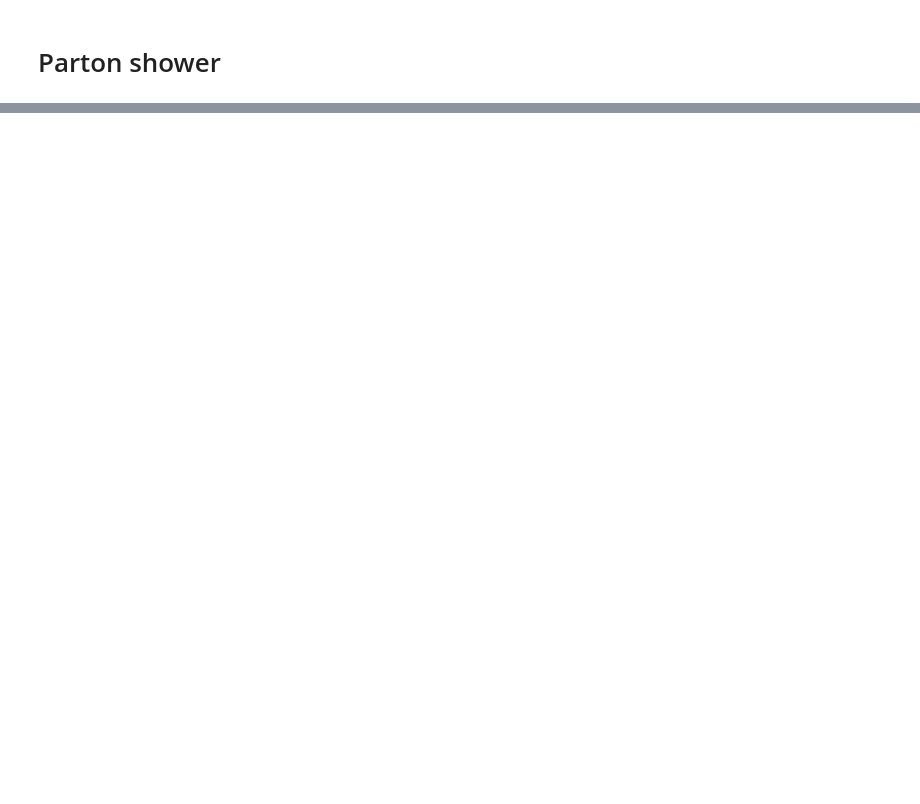
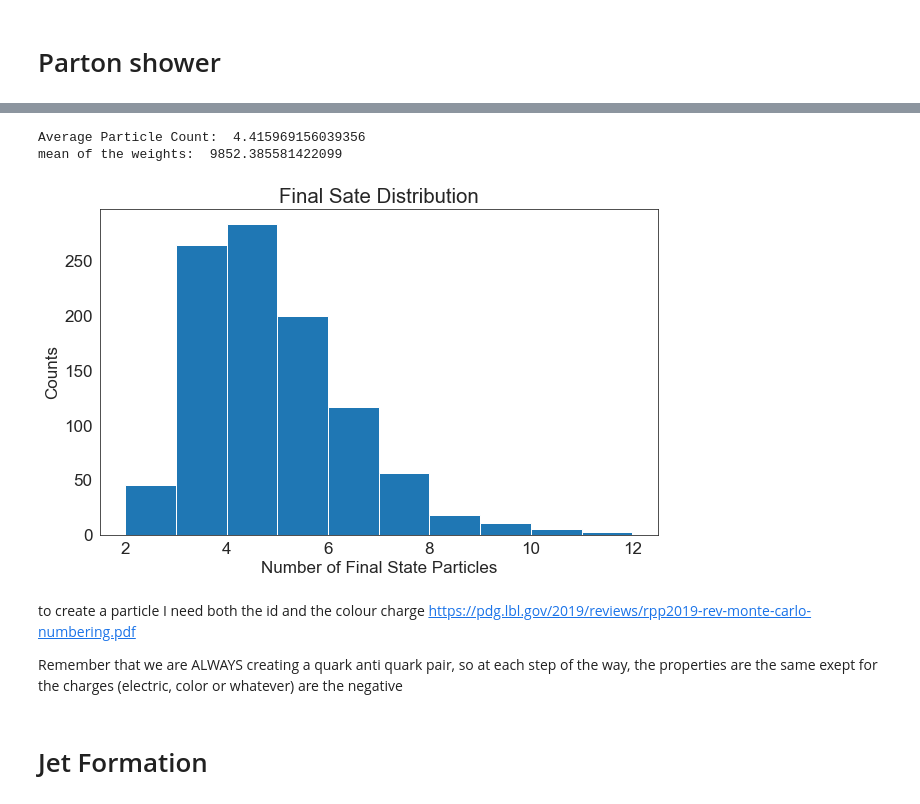
Before and after one commit to Ssalazar12/Physics, a Jupyter notebook: montecarlo_qcd/problem_1_montecarlo.ipynb, the cells around one changed output, grey strips where cells are left out. Saved outputs shown, nothing was run; the diff lists cells and outputs as text; code cells hidden in the pictures; blank space fills up the shorter version.

```diff
--- a/montecarlo_qcd/problem_1_montecarlo.ipynb
+++ b/montecarlo_qcd/problem_1_montecarlo.ipynb
@@ -161,6 +166,15 @@ k = 1/(4.0*sin2w*(1-sin2w))
 
 Alpha_mz = 0.118
 
+# Quark Numbering scheme
+D_ = 1
+U_ = 2
+S_ = 3
+C_ = 4
+B_ = 5
+T_ = 6
+E_ = 11
+
 
 # weak isospin for down type and electros
 T3e = -1.0/2.0
@@ -173,9 +187,12 @@ F_conv = 3.89379656 * 10**8
 Ae = Af(T3e)
 Ve = Vf(T3e, Qe)
 
-# each step of the montecarlo has to choose one of the flavors randomly
-# order in the arrays is important, it is necesarry to keep 5 quarks to mantain the distribution of
-# events
+
+
+# Charge and pdgid set up for the events
+# the order of the lists is extrmely important as the 3 of them
+# give the properties of each quark
+quark_pdgids = [U_, C_, D_, S_, B_]
 quark_charges = np.asarray([Qu,Qu,Qd,Qd,Qd])
 quark_isospin = np.asarray([T3u,T3u,T3e,T3e,T3e])
 # %% [markdown]
@@ -505 +520,14 @@ p4
+# %%
+
+N_montecarlo = 1000
+# initialize the events
+s, fs, costh, phi, Aq_array, Vq_array, charge_sequence, \
+                 volume_interval = init_importance_sampling(N_montecarlo)
+# breit wigner function
+bf_function = breit_wigner(s)
+
+# calculate sigma
+sigma_eval = diff_cross_section(s, costh, fs, charge_sequence ,Aq_array, Vq_array)
+phi_integral = 2*np.pi
+differential_sigma = Nq*phi_integral*volume_interval*(sigma_eval/bf_function)*F_conv
 # %%
@@ -548,0 +589,25 @@ showers.Run(electron_event,t_scale
+# %%
+# count the final state particles, the first 2 positions are always the initial state electron and anti-e
+particle_count = [len(x[2:]) for x in event_list]
+av_particle_count = np.sum(np.asarray(particle_count) * np.asarray(differential_sigma))/np.sum(differential_sigma)
+# %%
+print('Average Particle Count: ', av_particle_count)
+print('mean of the weights: ' , np.mean(differential_sigma))
+
+plt.figure(figsize=(10,6))
+plt.title('Final Sate Distribution')
+plt.hist(particle_count);
+plt.xlabel('Number of Final State Particles')
+plt.ylabel('Counts')
+plt.savefig('figures/final_state_hist.png')
+# %% [output]
+Average Particle Count:  4.415969156039356
+mean of the weights:  9852.385581422099
+[figure, added]
+# %% [markdown]
+to create a particle I need both the id and the colour charge
+https://pdg.lbl.gov/2019/reviews/rpp2019-rev-monte-carlo-numbering.pdf
+
+Remember that we are ALWAYS creating a quark anti quark pair, so at each step of the way, the properties are the same exept for the charges (electric, color or whatever) are the negative
+# %% [markdown]
+# Jet Formation
```
Also changed, not shown: parts of 18 cells of this notebook.
